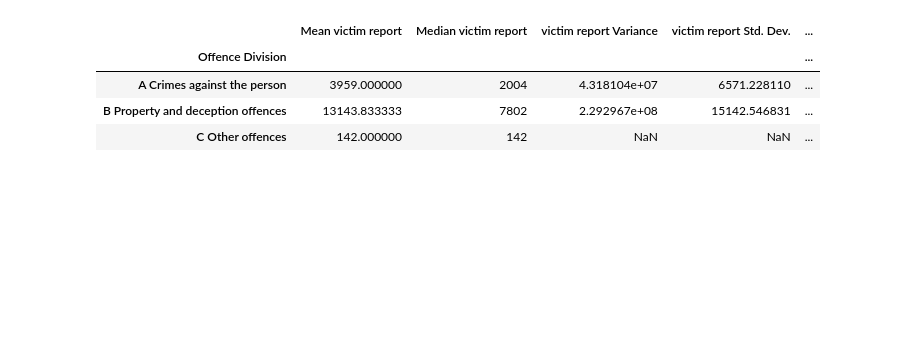
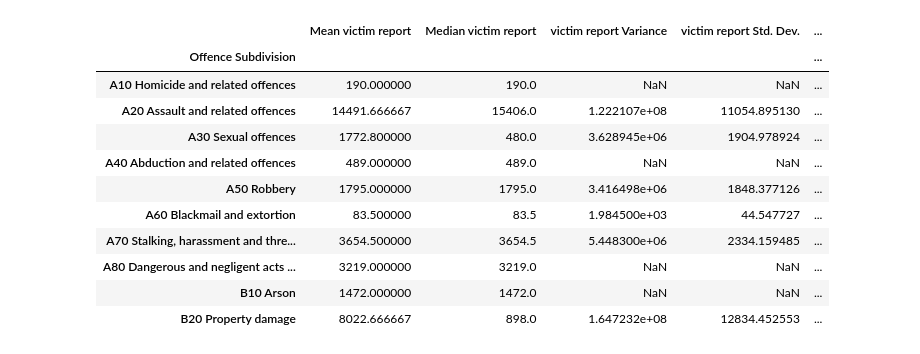
Before and after one commit to LKDSOUZA/Project-1, a Jupyter notebook: Project_1_A.ipynb, the cells around one changed output. Drawn from its saved outputs; the diff is of its cells as text; code cells hidden in the pictures; blank space fills up the shorter version.

```diff
--- a/Project_1_A.ipynb
+++ b/Project_1_A.ipynb
@@ -120,26 +118,33 @@ statistics_summary_20.head(10)
 # %%
 statistics_raw_data_19=crime_data_19.copy()
 
-victim_report_mean=statistics_raw_data_19.groupby(['Offence Division'])["Victim Reports"].mean()
-victim_report_median=statistics_raw_data_19.groupby(['Offence Division'])["Victim Reports"].median()
-victim_report_variance=statistics_raw_data_19.groupby(['Offence Division'])["Victim Reports"].var()
-victim_report_sd=statistics_raw_data_19.groupby(['Offence Division'])["Victim Reports"].std()
-victim_report_SEM=statistics_raw_data_19.groupby(['Offence Division'])["Victim Reports"].sem()
+victim_report_mean_19=statistics_raw_data_19.groupby(['Offence Subdivision'])["Victim Reports"].mean()
+victim_report_median_19=statistics_raw_data_19.groupby(['Offence Subdivision'])["Victim Reports"].median()
+victim_report_variance_19=statistics_raw_data_19.groupby(['Offence Subdivision'])["Victim Reports"].var()
+victim_report_sd_19=statistics_raw_data_19.groupby(['Offence Subdivision'])["Victim Reports"].std()
+victim_report_SEM_19=statistics_raw_data_19.groupby(['Offence Subdivision'])["Victim Reports"].sem()
 
-statistics_summary_19 = pd.DataFrame({"Mean victim report": victim_report_mean,
-                                  "Median victim report": victim_report_median,
-                                  "victim report Variance": victim_report_variance,
-                                  "victim report Std. Dev.": victim_report_sd,
-                                  "victim report Std. Err." : victim_report_SEM,
+statistics_summary_19 = pd.DataFrame({"Mean victim report": victim_report_mean_19,
+                                  "Median victim report": victim_report_median_19,
+                                  "victim report Variance": victim_report_variance_19,
+                                  "victim report Std. Dev.": victim_report_sd_19,
+                                  "victim report Std. Err." : victim_report_SEM_19,
 
                                  })
 statistics_summary_19.head(10)
 # %% [output]
 |  | Mean victim report | Median victim report | victim report Variance | victim report Std. Dev. | ... |
-| Offence Division |  |  |  |  | ... |
-| A Crimes against the person | 3959.000000 | 2004 | 4.318104e+07 | 6571.228110 | ... |
-| B Property and deception offences | 13143.833333 | 7802 | 2.292967e+08 | 15142.546831 | ... |
-| C Other offences | 142.000000 | 142 | NaN | NaN | ... |
+| Offence Subdivision |  |  |  |  | ... |
+| A10 Homicide and related offences | 190.000000 | 190.0 | NaN | NaN | ... |
+| A20 Assault and related offences | 14491.666667 | 15406.0 | 1.222107e+08 | 11054.895130 | ... |
+| A30 Sexual offences | 1772.800000 | 480.0 | 3.628945e+06 | 1904.978924 | ... |
+| A40 Abduction and related offences | 489.000000 | 489.0 | NaN | NaN | ... |
+| A50 Robbery | 1795.000000 | 1795.0 | 3.416498e+06 | 1848.377126 | ... |
+| A60 Blackmail and extortion | 83.500000 | 83.5 | 1.984500e+03 | 44.547727 | ... |
+| A70 Stalking, harassment and thre... | 3654.500000 | 3654.5 | 5.448300e+06 | 2334.159485 | ... |
+| A80 Dangerous and negligent acts ... | 3219.000000 | 3219.0 | NaN | NaN | ... |
+| B10 Arson | 1472.000000 | 1472.0 | NaN | NaN | ... |
+| B20 Property damage | 8022.666667 | 898.0 | 1.647232e+08 | 12834.452553 | ... |
 # %%
 statistics_raw_data_18=crime_data_18.copy()
 
```
Also changed, not shown: parts of 8 cells of this notebook.
